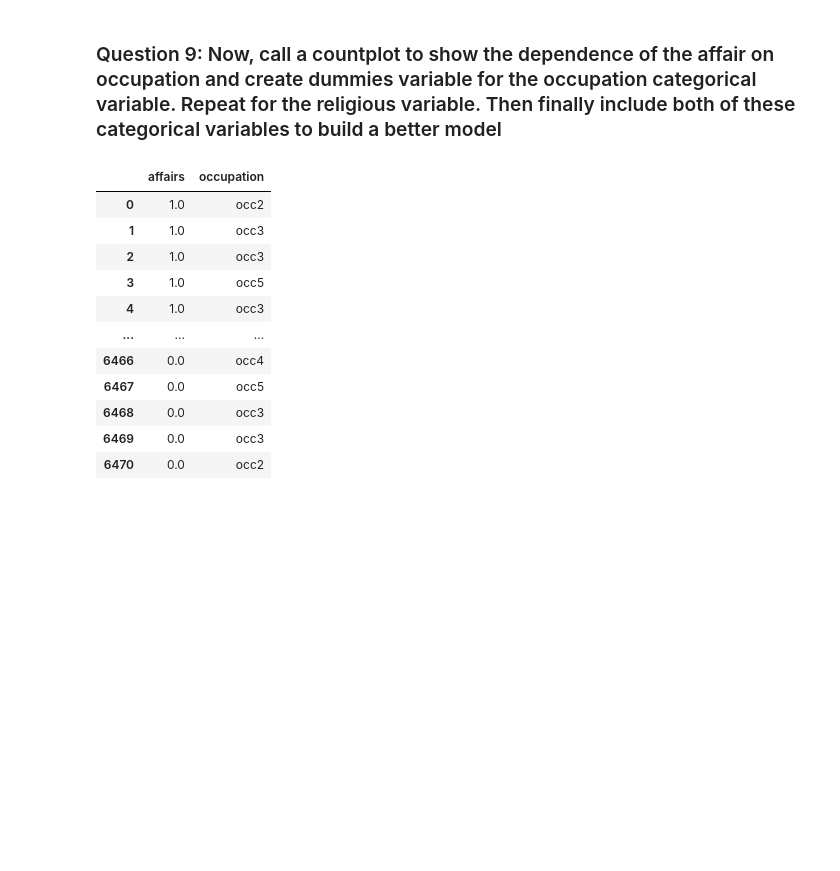
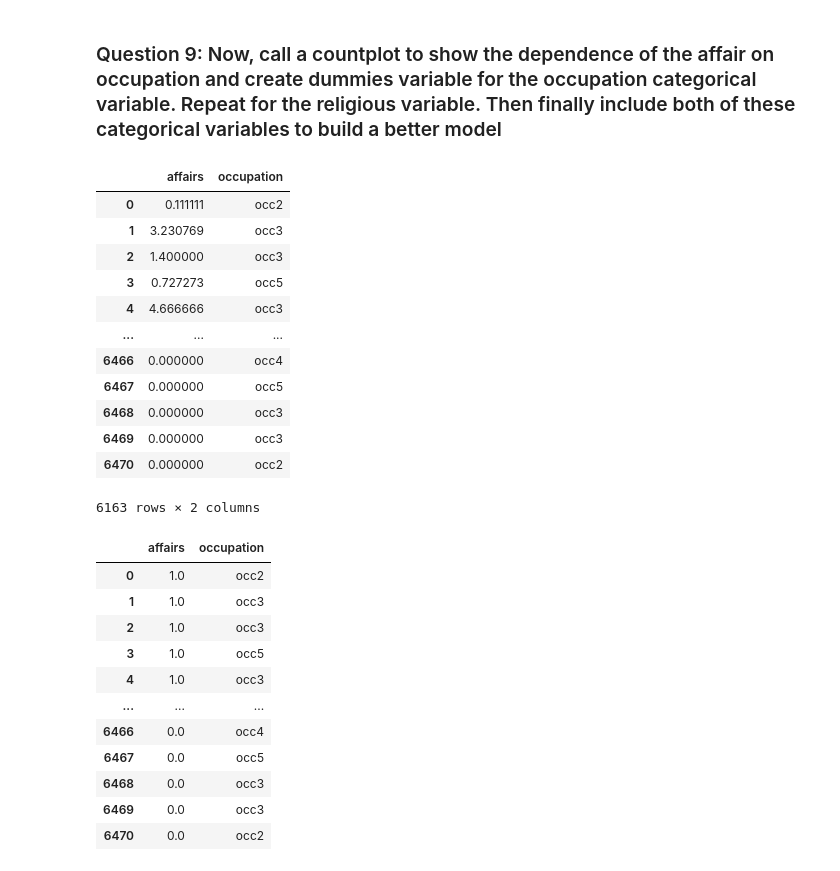
Before and after one commit to sethjmarcus/381-Data-Analytics, a Jupyter notebook: Notebooks/DA_HW_2_Jason_Brandwein.ipynb, the cells around one changed output. Cells and saved outputs as stored; diff of their text form; code cells hidden in the pictures; blank space fills up the shorter version.

```diff
--- a/Notebooks/DA_HW_2_Jason_Brandwein.ipynb
+++ b/Notebooks/DA_HW_2_Jason_Brandwein.ipynb
@@ -544,5 +551,24 @@ R-squared: 0.05268283153501474
 # %% [markdown]
 ### Question 9: Now, call a countplot to show the dependence of the affair on occupation and create dummies variable for the occupation categorical variable. Repeat for the religious variable. Then finally include both of these categorical variables to build a better model
+# %%
+affair = df['affairs']
+df3 = pd.concat([affair,df['occupation']], axis =1)
+df3 = df3.fillna(1)
+df3
+# %% [output]
+|  | affairs | occupation |
+| 0 | 0.111111 | occ2 |
+| 1 | 3.230769 | occ3 |
+| 2 | 1.400000 | occ3 |
+| 3 | 0.727273 | occ5 |
+| 4 | 4.666666 | occ3 |
+| ... | ... | ... |
+| 6466 | 0.000000 | occ4 |
+| 6467 | 0.000000 | occ5 |
+| 6468 | 0.000000 | occ3 |
+| 6469 | 0.000000 | occ3 |
+| 6470 | 0.000000 | occ2 |
+6163 rows × 2 columns
 # %%
 affair = df[df['affairs'] == 0]
 affair = affair['affairs']
```
Also changed, not shown: parts of 27 cells of this notebook.
